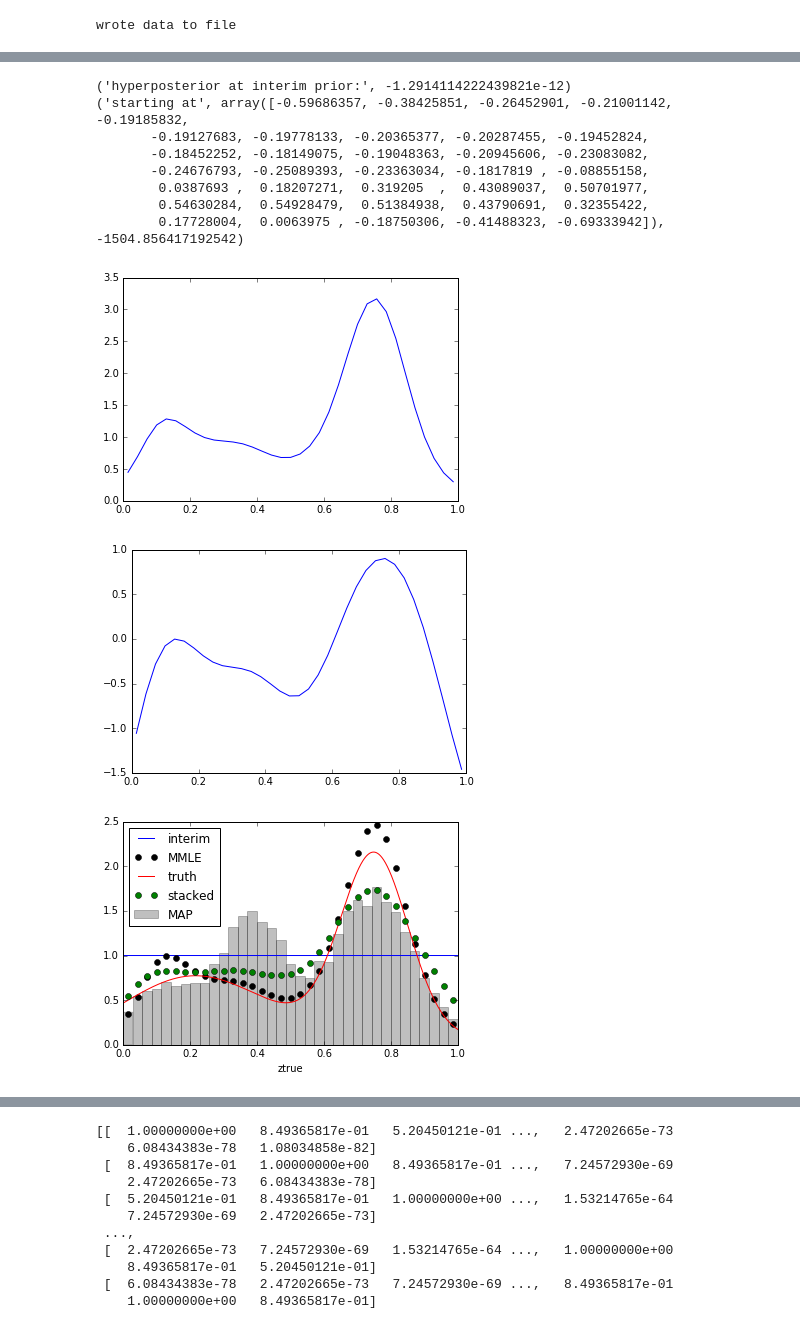
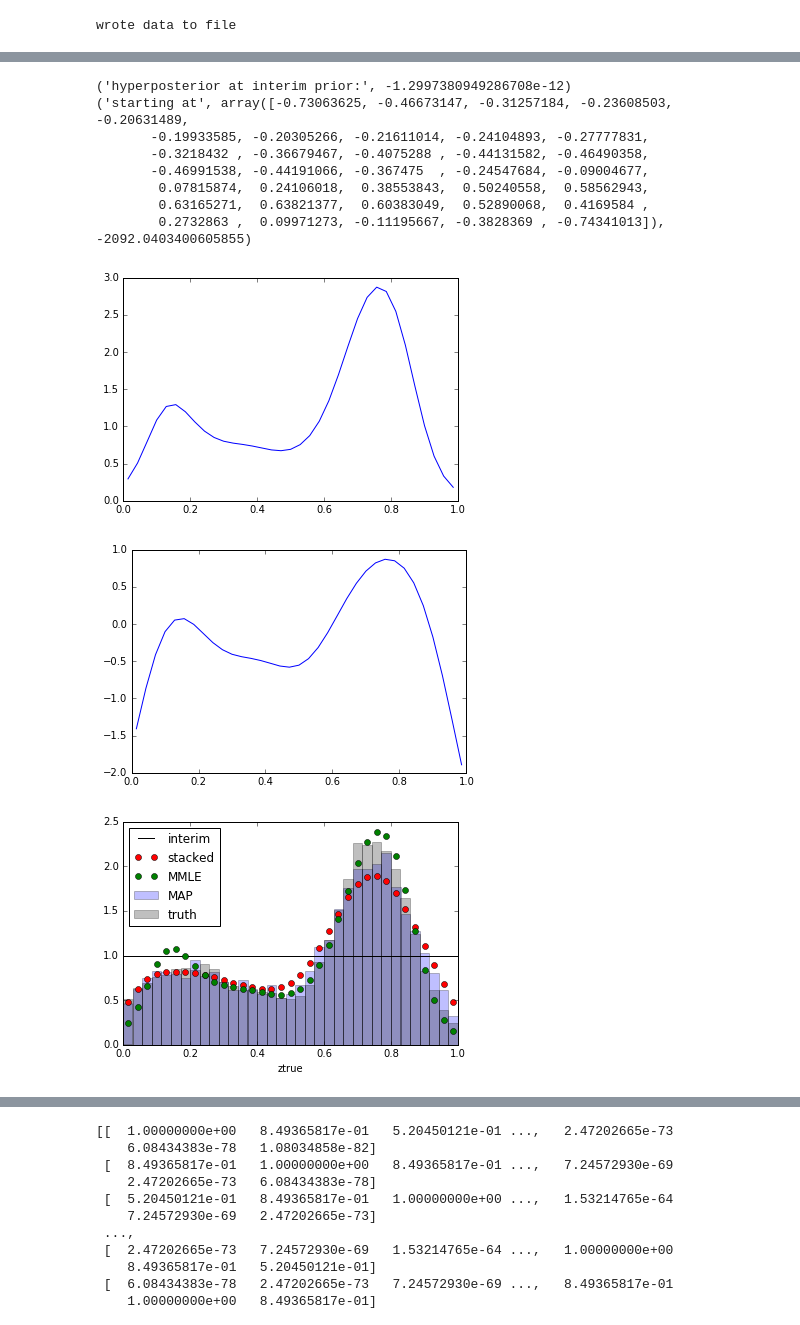
Before and after one commit to aimalz/prob-z, a Jupyter notebook: nz/code/FromHogg.ipynb, the cells around one changed output, grey strips where cells are left out. Saved outputs shown, nothing was run; the diff lists cells and outputs as text; code cells hidden in the pictures.

```diff
--- a/nz/code/FromHogg.ipynb
+++ b/nz/code/FromHogg.ipynb
@@ -199,7 +189,7 @@ with open(os.path.join(meta.simdir,'logtrue.csv'),'wb') as csvfile:
     for item in truZs:
         out.writerow(item)
 
-nplot = meta.surv
+nplot = 1000
 bplot = meta.allnbins
 zplot = np.arange(0.5 / nplot, 1.0, 1.0 / nplot)
 dzplot = 1./nplot
@@ -276,8 +266,9 @@ class likelihood(object):
 # %%
 #set parameters of this test case of catastrophic outliers
 
-true_lf_sigma = 0.05
-true_lf_outlier_fraction = 0.2
+true_lf_sigma = float(meta.noisefactor)/float(meta.allnbins)#0.05
+true_lf_outlier_fraction = 0.#0.2
+meta.filename = 'no_out'#change me if outliers introduced
 true_lf_outlier_mean = 0.4
 true_lf_outlier_sigma = 0.075
 
@@ -442,3 +487,9 @@ wrote data to file
+# %%
+#read in the truth for plotting purposes, otherwise optional
+
+with open(os.path.join(meta.simdir,'logtrue.csv'),'rb') as csvfile:
+    tuples = (line.split(None) for line in csvfile)
+    ztrues = [float(tuple[0]) for tuple in tuples]
 # %%
 #plot histogram of sampled z_obs values compared to truth and interim prior
 
@@ -476,24 +512,22 @@ read data from file
 #define hyperprior distribution as multivariate gaussian
 #and sample to get initial values for optimization and MCMC
 
+#these values are highly tuned!
 prior_sigma = 0.16
 prior_var = np.eye(K)
 for k in range(K):
     prior_var[k] = 1. * np.exp(-0.5 * (zcoarse[k] - zcoarse) ** 2 / prior_sigma ** 2)
+l = 1.e-4
+prior_var = prior_var+l*np.identity(meta.allnbins)
 
-# print(np.linalg.eig(prior_var))
-
-# #how to marginalize over these?
+# alternative hyperprior
+# how to marginalize over these? Gibbs sampling!
 # q = 1.0#controls amplitude
 # e = 100.#controls number of peaks
 # t = q*1.e-5#controls smoothness of curves
 # prior_var = np.array([[q*np.exp(-0.5*e*(zcoarse[a]-zcoarse[b])**2.)
 #                        for a in xrange(0,meta.allnbins)] for b in xrange(0,meta.allnbins)])
-# l = 1.e-4
-prior_var = prior_var+l*np.identity(meta.allnbins)
+# prior_var = prior_var+t*np.identity(meta.allnbins)
 
-#print(np.linalg.eig(prior_var))
-#print(prior_var)
 prior_ivar = np.linalg.inv(prior_var)
-#print(np.shape(prior_ivar))
 # %%
@@ -573,35 +609,40 @@ themap /= np.sum(themap) * dzcoarse
 plt.plot(zcoarse,np.log(themap))
 plt.show()
 
-with open(os.path.join(meta.simdir,'logmmle.csv'),'wb') as csvfile:
+with open(os.path.join(meta.findir,'logmmle.csv'),'wb') as csvfile:
     out = csv.writer(csvfile,delimiter=' ')
     out.writerow([mml.fun])
     out.writerow(np.log(themap))
 # %% [output]
-('hyperposterior at interim prior:', -1.2914114222439821e-12)
-('starting at', array([-0.59686357, -0.38425851, -0.26452901, -0.21001142, -0.19185832,
-       -0.19127683, -0.19778133, -0.20365377, -0.20287455, -0.19452824,
-       -0.18452252, -0.18149075, -0.19048363, -0.20945606, -0.23083082,
-       -0.24676793, -0.25089393, -0.23363034, -0.1817819 , -0.08855158,
-        0.0387693 ,  0.18207271,  0.319205  ,  0.43089037,  0.50701977,
-        0.54630284,  0.54928479,  0.51384938,  0.43790691,  0.32355422,
-        0.17728004,  0.0063975 , -0.18750306, -0.41488323, -0.69333942]), -1504.856417192542)
+('hyperposterior at interim prior:', -1.2997380949286708e-12)
+('starting at', array([-0.73063625, -0.46673147, -0.31257184, -0.23608503, -0.20631489,
+       -0.19933585, -0.20305266, -0.21611014, -0.24104893, -0.27777831,
+       -0.3218432 , -0.36679467, -0.4075288 , -0.44131582, -0.46490358,
+       -0.46991538, -0.44191066, -0.367475  , -0.24547684, -0.09004677,
+        0.07815874,  0.24106018,  0.38553843,  0.50240558,  0.58562943,
+        0.63165271,  0.63821377,  0.60383049,  0.52890068,  0.4169584 ,
+        0.2732863 ,  0.09971273, -0.11195667, -0.3828369 , -0.74341013]), -2092.0403400605855)
-[figure, old version]
+[figure, new version]
-[figure, old version]
+[figure, new version]
 # %%
 #plot result of optimization, histogram of z_obs values, and interim prior
 
+plt.hist(zobss, bins=bplot, normed=True, color="b", alpha=0.25, label='MAP')
+plt.hist(ztrues, bins=bplot, normed=True, color="k", alpha=0.25, label='truth')
+plt.plot(zplot, interimprior.evaluate(zplot), "k-",label='interim')
+plt.plot(zcoarse, np.sum(data, axis=0) / N, "ro",label='stacked')
+
 plt.clf()
-plt.hist(zobss, bins=bplot, normed=True, color="k", alpha=0.25,label='MAP')
-plt.plot(zplot, interimprior.evaluate(zplot), "b-",label='interim')
-plt.plot(zcoarse, themap, "ko",label='MMLE')
-plt.plot(zplot, truedist.evaluate(zplot), "r-",label='truth')
-plt.plot(zcoarse, np.sum(data, axis=0)/len(data), "go",label='stacked')
+plt.hist(zobss, bins=bplot, normed=True, color="b", alpha=0.25, label='MAP')
+plt.hist(ztrues, bins=bplot, normed=True, color="k", alpha=0.25, label='truth')
+plt.plot(zplot, interimprior.evaluate(zplot), "k-",label='interim')
+plt.plot(zcoarse, np.sum(data, axis=0) / len(data), "ro",label='stacked')
+plt.plot(zcoarse, themap, "go",label='MMLE')
 plt.xlabel("ztrue")
 plt.legend(loc='upper left')
-plt.savefig(os.path.join(meta.simdir,"map.png"))
+plt.savefig(os.path.join(meta.findir,"mmle.png"))
 # %% [output]
-[figure, old version]
+[figure, new version]
 # %%
 #calculate autocorrelation times
 
```
Also changed, not shown: parts of 21 cells of this notebook.
